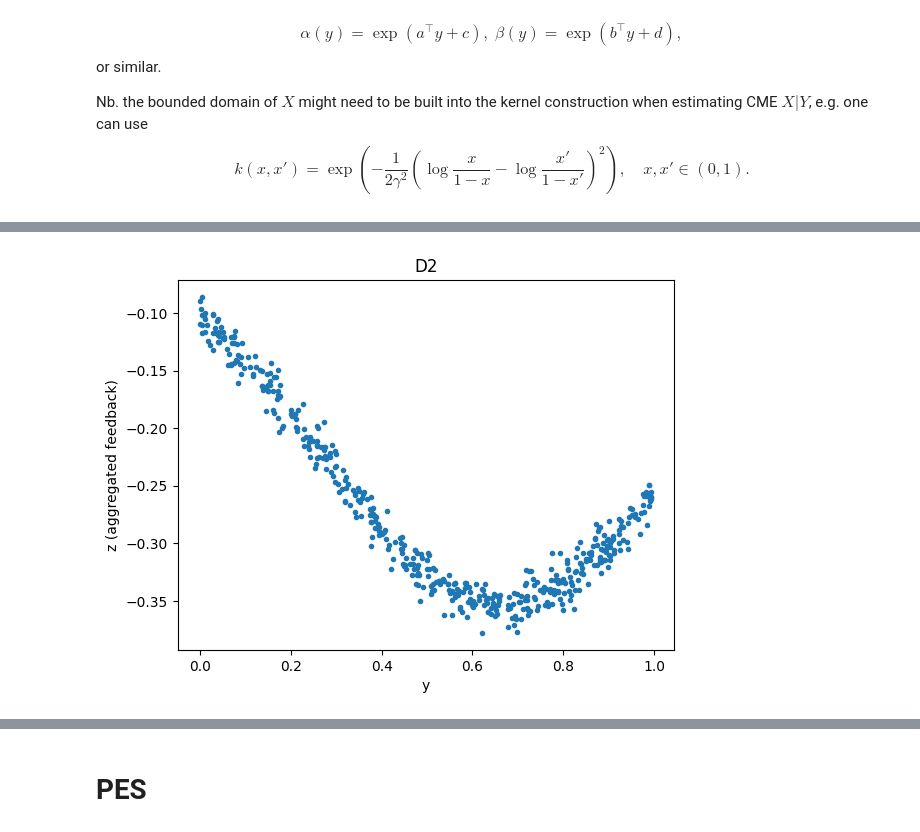
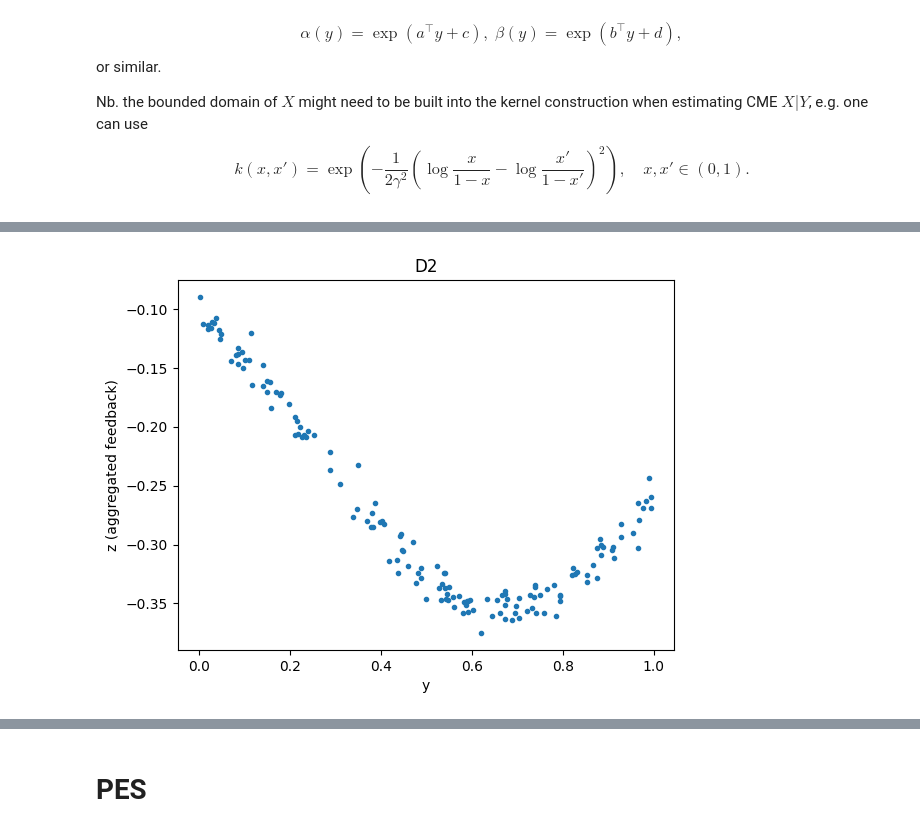
Before and after one commit to Mengyanz/deconditional-downscaling, a Jupyter notebook: simulation.ipynb, the cells around one changed output, grey strips where cells are left out. Saved outputs shown, nothing was run; the diff lists cells and outputs as text; code cells hidden in the pictures.

```diff
--- a/simulation.ipynb
+++ b/simulation.ipynb
@@ -113,7 +113,7 @@ Text(0, 0.5, 'f(x)')
 # %%
-ys2, zs = generate_D2(500, a,b,c,d, sigma)
+ys2, zs = generate_D2(150, a,b,c,d, sigma)
 # %% [output]
-[figure, old version]
+[figure, new version]
 # %%
 muz, sigmaz = zs.mean(), zs.std()
 zs = (zs - muz) / sigmaz
```
Also changed, not shown: parts of 42 cells of this notebook, 3 other files.
